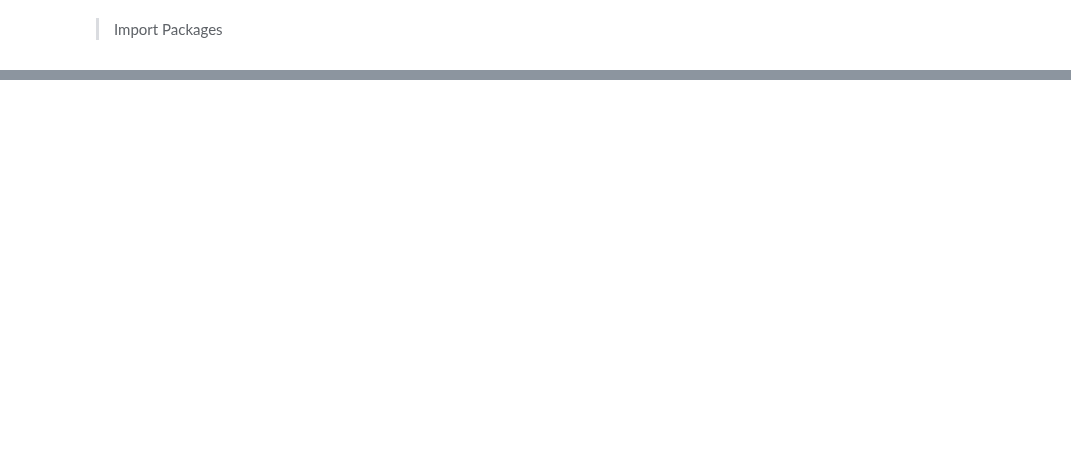
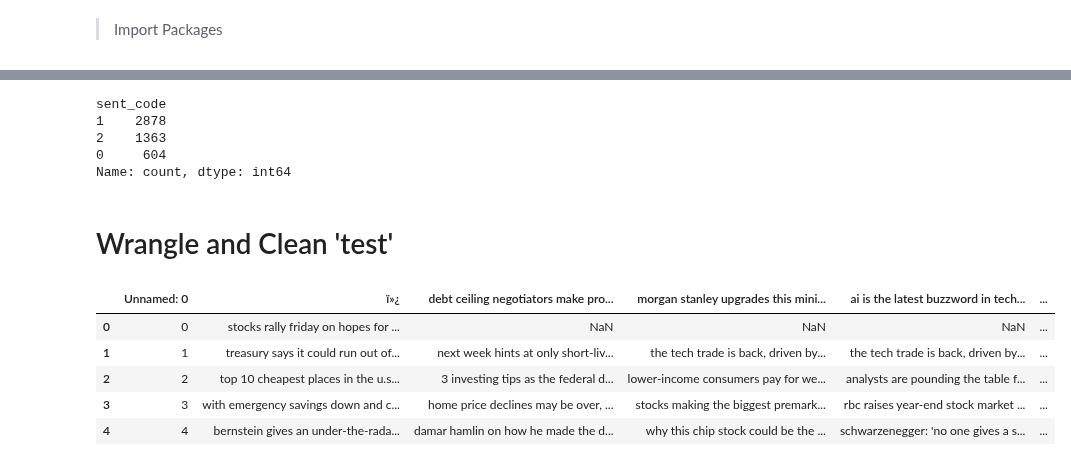
Before and after one commit to ChrisVerg/SmartInvest, a Jupyter notebook: Notebooks/Chris_Sentiment_Analysis.ipynb, the cells around one changed output, grey strips where cells are left out. Saved outputs shown, nothing was run; the diff lists cells and outputs as text; code cells hidden in the pictures; blank space fills up the shorter version.

```diff
--- a/Notebooks/Chris_Sentiment_Analysis.ipynb
+++ b/Notebooks/Chris_Sentiment_Analysis.ipynb
@@ -28,0 +30,2 @@ SyntaxError: invalid syntax (3898129609.py, line 2)
+# %%
+testA = pd.read_csv('../Data/UTFdata_CV.csv', encoding='utf-8')
@@ -28,0 +92,21 @@ SyntaxError: invalid syntax (3898129609.py, line 2)
+# %%
+trainR.iloc[:, 0].value_counts()
+# %% [output]
+sent_code
+1    2878
+2    1363
+0     604
+Name: count, dtype: int64
+# %% [markdown]
+# Wrangle and Clean 'test'
+# %%
+test1 = testA
+# %%
+test1.head()
+# %% [output]
+|  | Unnamed: 0 | ï»¿ | debt ceiling negotiators make pro... | morgan stanley upgrades this mini... | ai is the latest buzzword in tech... | ... |
+| 0 | 0 | stocks rally friday on hopes for ... | NaN | NaN | NaN | ... |
+| 1 | 1 | treasury says it could run out of... | next week hints at only short-liv... | the tech trade is back, driven by... | the tech trade is back, driven by... | ... |
+| 2 | 2 | top 10 cheapest places in the u.s... | 3 investing tips as the federal d... | lower-income consumers pay for we... | analysts are pounding the table f... | ... |
+| 3 | 3 | with emergency savings down and c... | home price declines may be over, ... | stocks making the biggest premark... | rbc raises year-end stock market ... | ... |
+| 4 | 4 | bernstein gives an under-the-rada... | damar hamlin on how he made the d... | why this chip stock could be the ... | schwarzenegger: 'no one gives a s... | ... |
```
Also changed, not shown: parts of 36 cells of this notebook, 25 other files.
